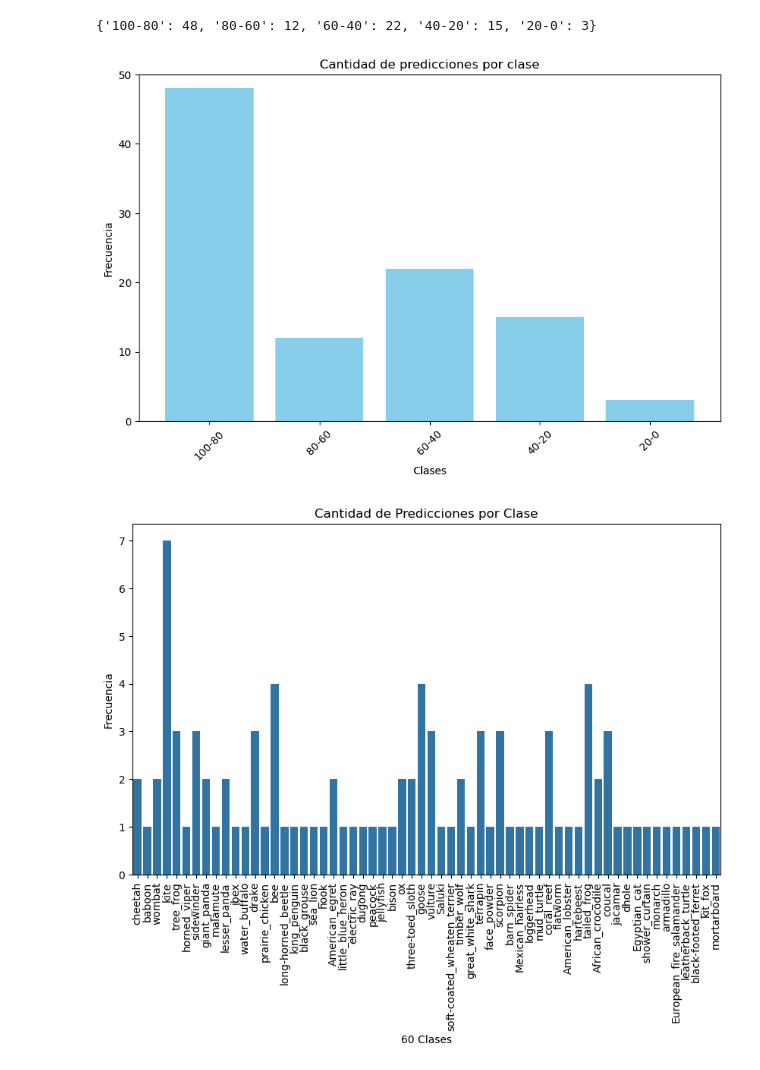
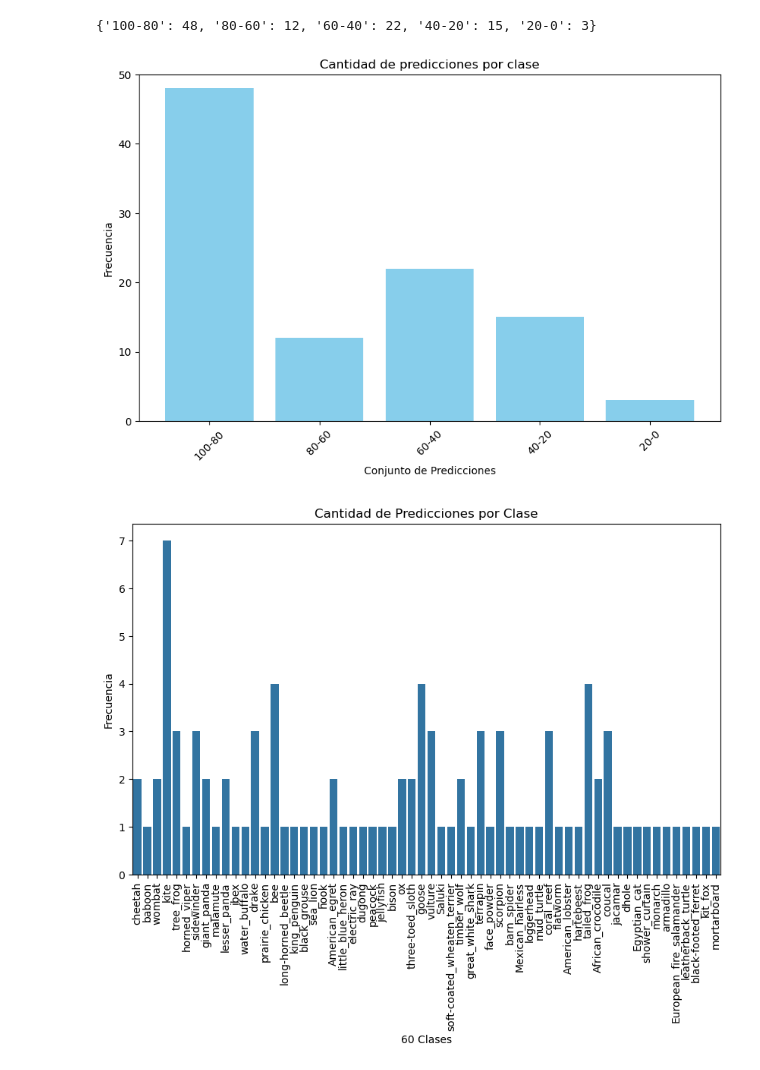
Before and after one commit to Jose-Sepulveda-Salazar/IMA543, a Jupyter notebook: JoseSepulveda_BenjaminHiguera_Ev2.ipynb, the cells around one changed output. Saved outputs shown, nothing was run; the diff lists cells and outputs as text; code cells hidden in the pictures.

```diff
--- a/JoseSepulveda_BenjaminHiguera_Ev2.ipynb
+++ b/JoseSepulveda_BenjaminHiguera_Ev2.ipynb
@@ -463,20 +464,20 @@ import matplotlib.pyplot as plt
 # %%
 labels = list(dic_acc.keys())
 values = list(dic_acc.values())
 
 # Crear el histograma
 plt.figure(figsize=(10, 6))
 plt.bar(labels, values, color='skyblue')
-plt.xlabel('Clases')
+plt.xlabel('Conjunto de Predicciones')
 plt.ylabel('Frecuencia')
 plt.title('Cantidad de predicciones por clase')
 plt.ylim(0, 50)
 plt.xticks(rotation=45)
 
 # Mostrar el histograma
 plt.show()
 # %% [output]
-[figure, old version]
+[figure, new version]
 # %%
 
 # Distribución de predicciones
```
Also changed, not shown: parts of 6 cells of this notebook.
